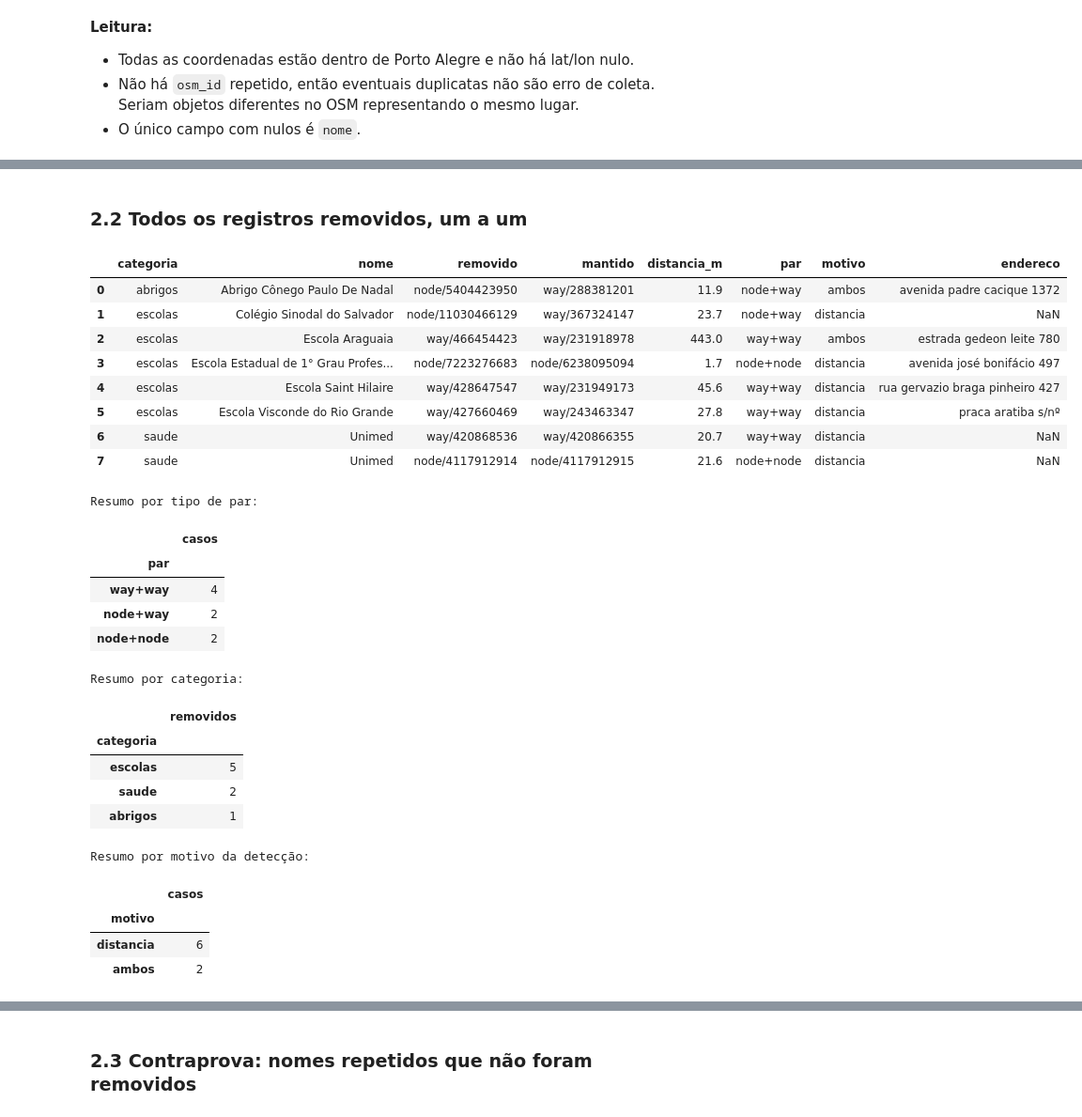
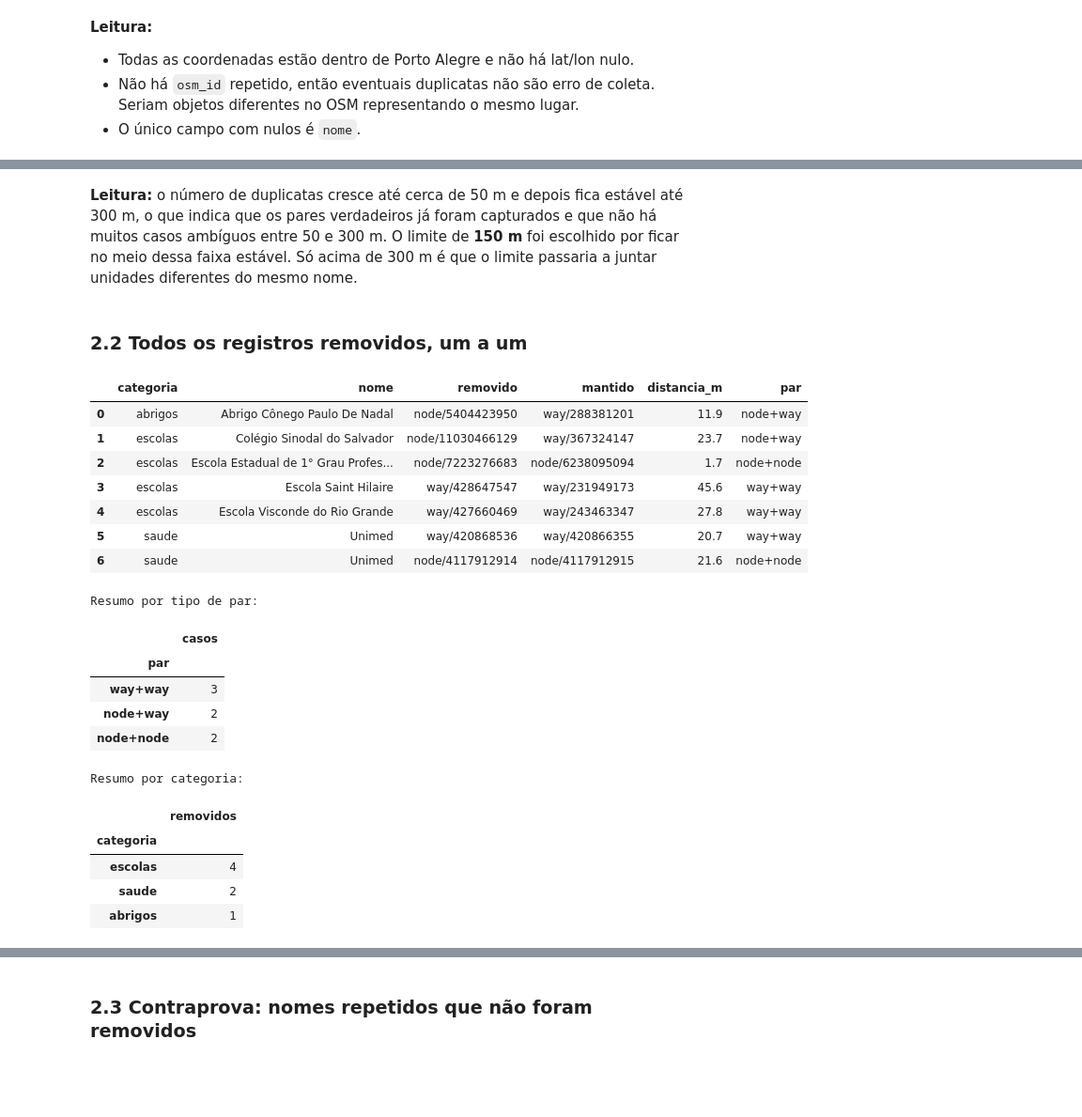
Before and after one commit to luizabmaciel/ProjetoExtensionista-CPA, a Jupyter notebook: notebooks/limpeza_overpass.ipynb, the cells around one changed output, grey strips where cells are left out. Shown at 94% size. Saved outputs shown, nothing was run; the diff lists cells and outputs as text; code cells hidden in the pictures; blank space fills up the shorter version.

```diff
--- a/notebooks/limpeza_overpass.ipynb
+++ b/notebooks/limpeza_overpass.ipynb
@@ -110,14 +102,11 @@ def haversine_m(lat1, lon1, lat2, lon2):
 
 df["nome_norm"] = (df.nome.str.lower().str.normalize("NFKD")
                    .str.encode("ascii", "ignore").str.decode("ascii").str.strip())
-# endereço só existe quando rua E número estão preenchidos; sem os dois não se usa como critério
-df["endereco"] = np.where(df.rua.notna() & df.numero.notna(),
-                          df.rua.str.lower().str.strip() + " " + df.numero.astype(str).str.lower().str.strip(), None)
 # ao escolher qual registro manter, prefere o polígono: o centro do contorno representa melhor o prédio do que um ponto
 PRIORIDADE = {"relation": 0, "way": 0, "node": 1}
 
-def encontrar_duplicatas(d, limite_m, usar_endereco=True):
-    """Devolve {indice_removido: (indice_mantido, motivo)}; motivo = distancia | endereco | ambos."""
+def encontrar_duplicatas(d, limite_m):
+    """Devolve {indice_removido: indice_mantido} para registros de mesma categoria e nome a menos de limite_m."""
     d = d.assign(_prio=d.osm_tipo.map(PRIORIDADE))
     remover = {}
     for _, g in d.dropna(subset=["nome_norm"]).groupby(["categoria", "nome_norm"]):
@@ -125,13 +114,8 @@ def encontrar_duplicatas(d, limite_m, usar_endereco=True):
             continue
         mantidos = []
         for i, row in g.sort_values("_prio").iterrows():
-            ref = None
-            for m in mantidos:
-                perto = haversine_m(row.lat, row.lon, d.at[m, "lat"], d.at[m, "lon"]) < limite_m
-                mesmo_end = usar_endereco and pd.notna(row.endereco) and row.endereco == d.at[m, "endereco"]
-                if perto or mesmo_end:
-                    ref = (m, "ambos" if perto and mesmo_end else "distancia" if perto else "endereco")
-                    break
+            ref = next((m for m in mantidos
+                        if haversine_m(row.lat, row.lon, d.at[m, "lat"], d.at[m, "lon"]) < limite_m), None)
             if ref is None:
                 mantidos.append(i)
             else:
@@ -169,52 +143,47 @@ sens
+# %% [markdown]
+**Leitura:** o número de duplicatas cresce até cerca de 50 m e depois fica estável até 300 m, o que indica que os pares verdadeiros já foram capturados
+e que não há muitos casos ambíguos entre 50 e 300 m. O limite de **150 m** foi escolhido por ficar no meio dessa faixa estável.
+Só acima de 300 m é que o limite passaria a juntar unidades diferentes do mesmo nome.
 # %% [markdown]
 ### 2.2 Todos os registros removidos, um a um
 # %%
-LIMITE_M = 500
+LIMITE_M = 150
 remover = encontrar_duplicatas(df, LIMITE_M)
 
 casos = pd.DataFrame([{
     "categoria": df.at[i, "categoria"],
     "nome": df.at[i, "nome"],
     "removido": f"{df.at[i, 'osm_tipo']}/{df.at[i, 'osm_id']}",
     "mantido": f"{df.at[m, 'osm_tipo']}/{df.at[m, 'osm_id']}",
     "distancia_m": round(haversine_m(df.at[i, "lat"], df.at[i, "lon"], df.at[m, "lat"], df.at[m, "lon"]), 1),
     "par": f"{df.at[i, 'osm_tipo']}+{df.at[m, 'osm_tipo']}",
-    "motivo": motivo,
-    "endereco": df.at[i, "endereco"],
-} for i, (m, motivo) in remover.items()]).sort_values(["categoria", "nome"]).reset_index(drop=True)
+} for i, m in remover.items()]).sort_values(["categoria", "nome"]).reset_index(drop=True)
 
 with pd.option_context("display.max_colwidth", None):
     display(casos)
 print("\nResumo por tipo de par:"); display(casos.par.value_counts().rename("casos").to_frame())
 print("Resumo por categoria:");    display(casos.categoria.value_counts().rename("removidos").to_frame())
-print("Resumo por motivo da detecção:"); display(casos.motivo.value_counts().rename("casos").to_frame())
 # %% [output]
-|  | categoria | nome | removido | mantido | distancia_m | par | motivo | endereco |
-| 0 | abrigos | Abrigo Cônego Paulo De Nadal | node/5404423950 | way/288381201 | 11.9 | node+way | ambos | avenida padre cacique 1372 |
-| 1 | escolas | Colégio Sinodal do Salvador | node/11030466129 | way/367324147 | 23.7 | node+way | distancia | NaN |
-| 2 | escolas | Escola Araguaia | way/466454423 | way/231918978 | 443.0 | way+way | ambos | estrada gedeon leite 780 |
-| 3 | escolas | Escola Estadual de 1° Grau Profes... | node/7223276683 | node/6238095094 | 1.7 | node+node | distancia | avenida josé bonifácio 497 |
-| 4 | escolas | Escola Saint Hilaire | way/428647547 | way/231949173 | 45.6 | way+way | distancia | rua gervazio braga pinheiro 427 |
-| 5 | escolas | Escola Visconde do Rio Grande | way/427660469 | way/243463347 | 27.8 | way+way | distancia | praca aratiba s/nº |
-| 6 | saude | Unimed | way/420868536 | way/420866355 | 20.7 | way+way | distancia | NaN |
-| 7 | saude | Unimed | node/4117912914 | node/4117912915 | 21.6 | node+node | distancia | NaN |
+|  | categoria | nome | removido | mantido | distancia_m | par |
+| 0 | abrigos | Abrigo Cônego Paulo De Nadal | node/5404423950 | way/288381201 | 11.9 | node+way |
+| 1 | escolas | Colégio Sinodal do Salvador | node/11030466129 | way/367324147 | 23.7 | node+way |
+| 2 | escolas | Escola Estadual de 1° Grau Profes... | node/7223276683 | node/6238095094 | 1.7 | node+node |
+| 3 | escolas | Escola Saint Hilaire | way/428647547 | way/231949173 | 45.6 | way+way |
+| 4 | escolas | Escola Visconde do Rio Grande | way/427660469 | way/243463347 | 27.8 | way+way |
+| 5 | saude | Unimed | way/420868536 | way/420866355 | 20.7 | way+way |
+| 6 | saude | Unimed | node/4117912914 | node/4117912915 | 21.6 | node+node |
 Resumo por tipo de par:
 |  | casos |
 | par |  |
-| way+way | 4 |
+| way+way | 3 |
 | node+way | 2 |
 | node+node | 2 |
 Resumo por categoria:
 |  | removidos |
 | categoria |  |
-| escolas | 5 |
+| escolas | 4 |
 | saude | 2 |
 | abrigos | 1 |
-Resumo por motivo da detecção:
-|  | casos |
-| motivo |  |
-| distancia | 6 |
-| ambos | 2 |
 # %% [markdown]
 **Como ler os tipos de par:**
 - `node+way`: é um ponto e um contorno do mesmo lugar, que é o caso típico de duplicata de mapeamento.
```
Also changed, not shown: parts of 12 cells of this notebook, 6 other files.
